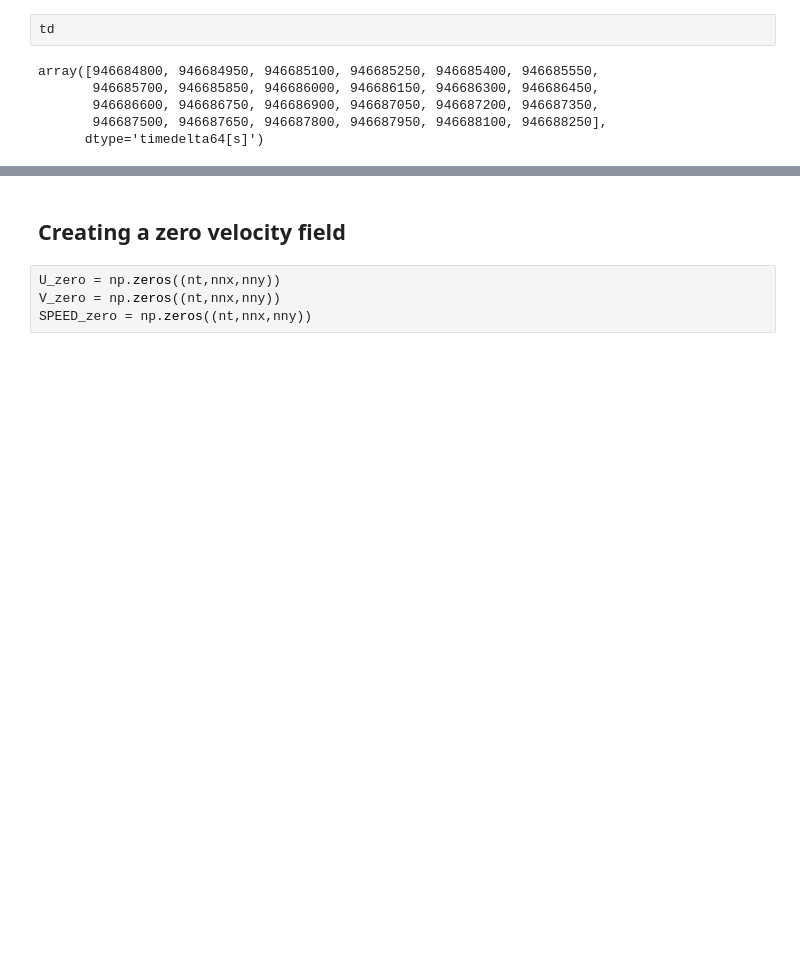
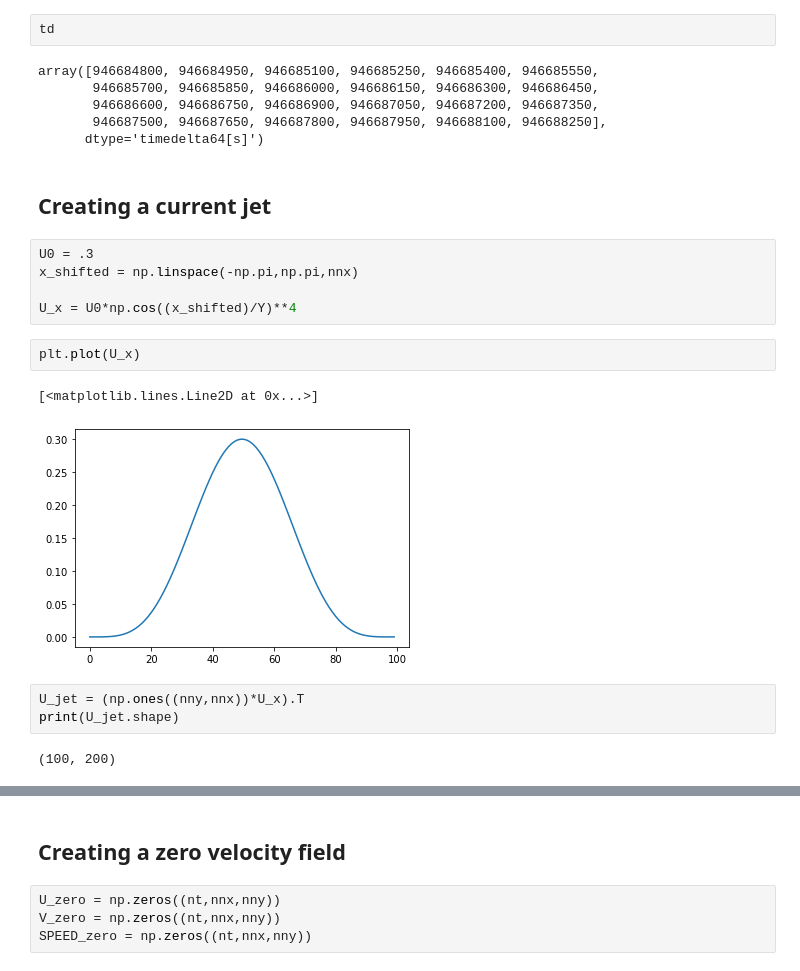
Before and after one commit to hevgyrt/ocean_wave_tracing, a Jupyter notebook: create_time_varying_eddy.ipynb, the cells around one changed output, grey strips where cells are left out. Cells and saved outputs as stored; diff of their text form; blank space fills up the shorter version.

```diff
--- a/create_time_varying_eddy.ipynb
+++ b/create_time_varying_eddy.ipynb
@@ -107,3 +108,20 @@ array([946684800, 946684950, 946685100, 946685250, 946685400, 946685550,
        946686600, 946686750, 946686900, 946687050, 946687200, 946687350,
        946687500, 946687650, 946687800, 946687950, 946688100, 946688250],
       dtype='timedelta64[s]')
+# %% [markdown]
+## Creating a current jet
+# %%
+U0 = .3
+x_shifted = np.linspace(-np.pi,np.pi,nnx)
+
+U_x = U0*np.cos((x_shifted)/Y)**4
+# %%
+plt.plot(U_x)
+# %% [output]
+[<matplotlib.lines.Line2D at 0x...>]
+[figure, added]
+# %%
+U_jet = (np.ones((nny,nnx))*U_x).T
+print(U_jet.shape)
+# %% [output]
+(100, 200)
```
Also changed, not shown: parts of 4 cells of this notebook, 1 other file.
